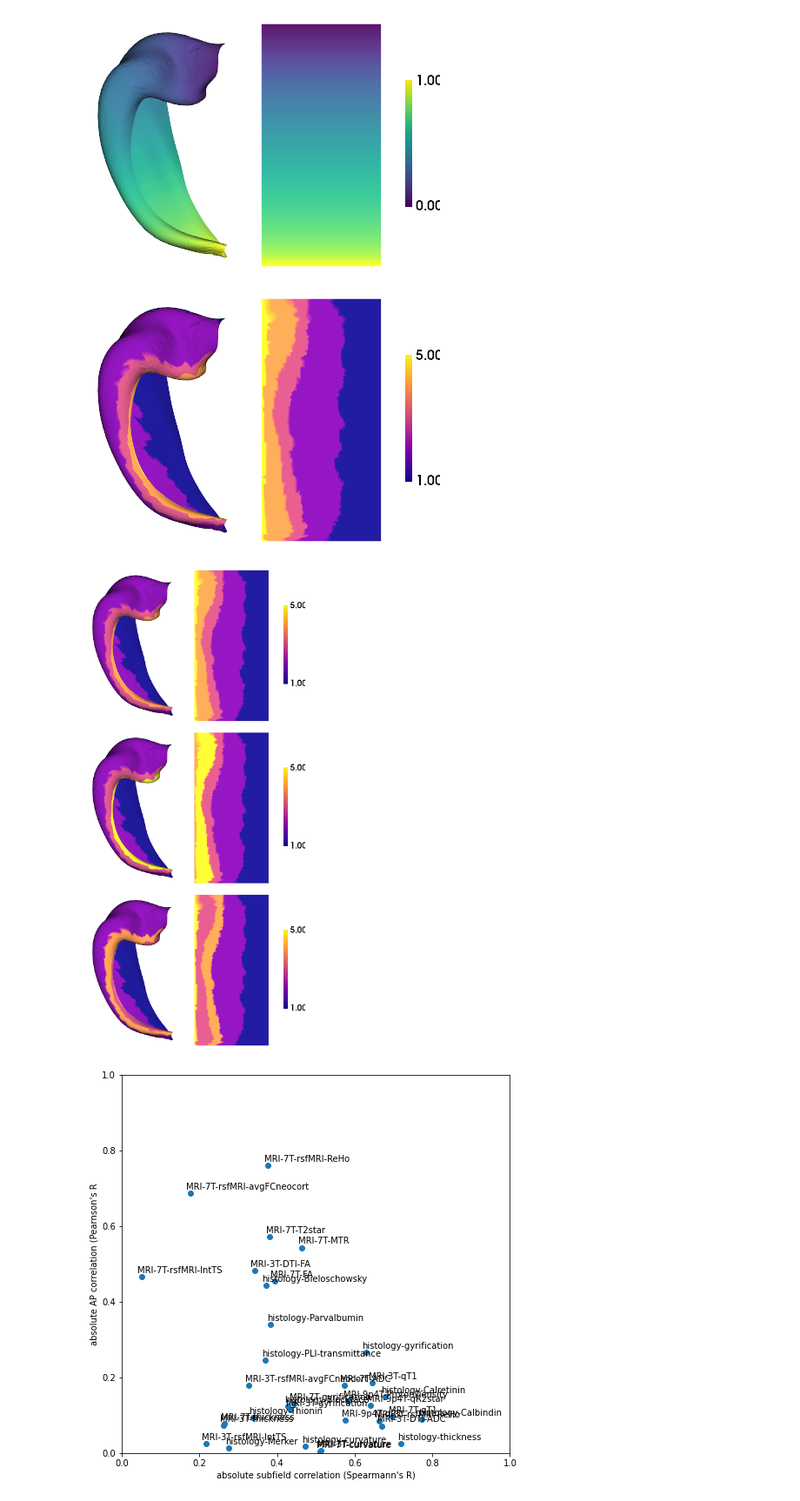
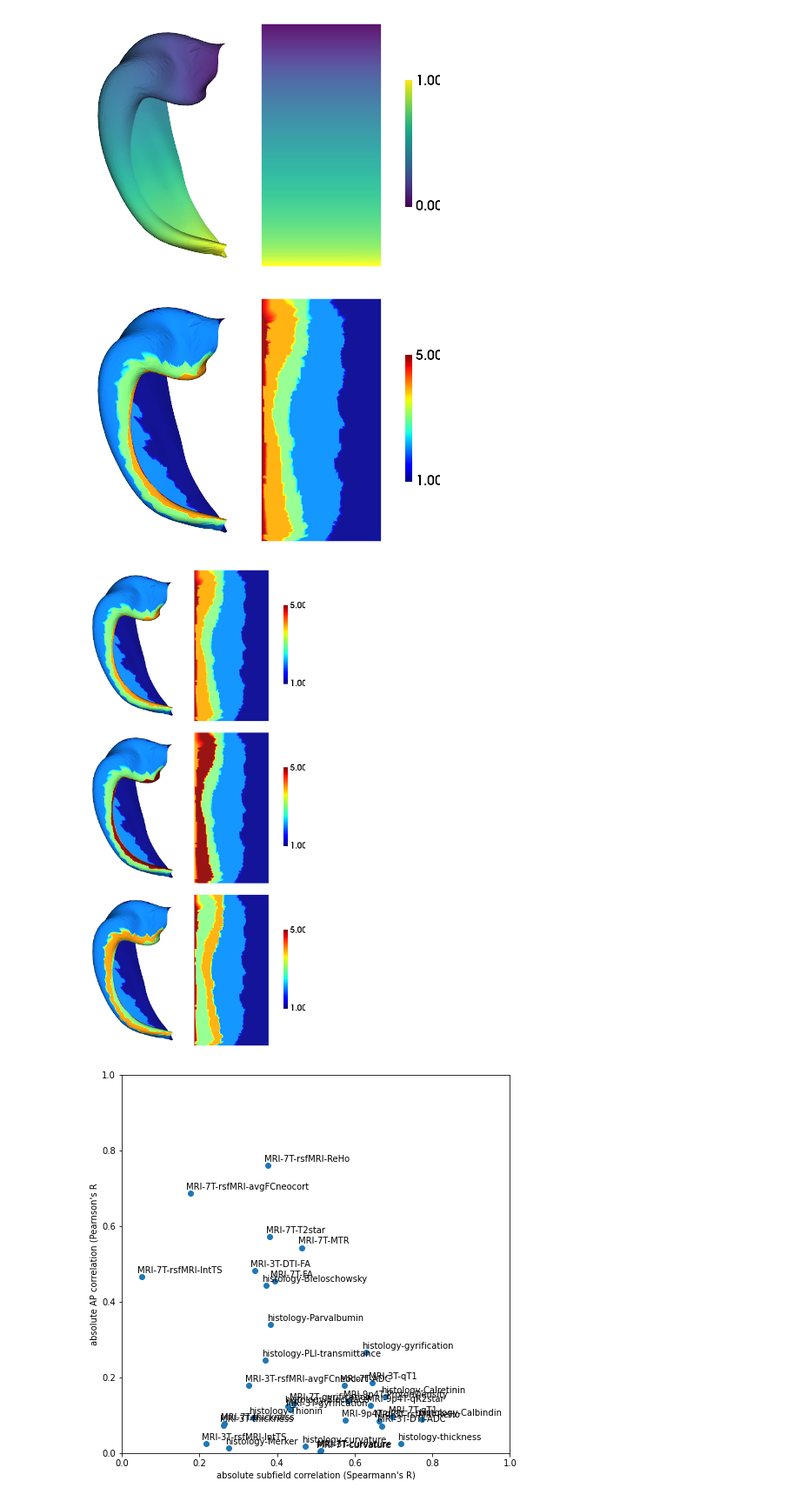
Before and after one commit to jordandekraker/hippomaps, a Jupyter notebook: notebooks/DimReduct.ipynb, the cells around one changed output. Shown at 87% size. Cells and saved outputs as stored; diff of their text form; code cells hidden in the pictures.

Commit message:
updates to all notebooks with subfield colors

```diff
--- a/notebooks/DimReduct.ipynb
+++ b/notebooks/DimReduct.ipynb
@@ -130,9 +130,9 @@ plotting.surfplot_canonical_foldunfold(AP, color_bar=('right'), hemis=['L'], lab
 # %% [output]
 [figure]
 # %%
-plotting.surfplot_canonical_foldunfold(subfields, color_bar=('right'), hemis=['L'], labels=['hipp'], cmap='plasma',  unfoldAPrescale=True, share='row', tighten_cwindow=False, embed_nb=True)
+plotting.surfplot_canonical_foldunfold(subfields, color_bar=('right'), hemis=['L'], labels=['hipp'], cmap='jet', unfoldAPrescale=True, share='row', tighten_cwindow=False, embed_nb=True)
 # %% [output]
-[figure, old version]
+[figure, new version]
 # %%
 from itertools import permutations
 perms = list(permutations([1,2,3,4,5]))
@@ -142,9 +142,9 @@ for p in range(len(perms)):
     for s in range(5):
         newsf[subfields==s+1] = perms[p][s]
     subfields_permuted[:,p] = newsf
-plotting.surfplot_canonical_foldunfold(subfields_permuted[:,:3], color_bar=('right'), hemis=['L'], labels=['hipp'], cmap='plasma',  unfoldAPrescale=True, share='row', tighten_cwindow=False, embed_nb=True)
+plotting.surfplot_canonical_foldunfold(subfields_permuted[:,:3], color_bar=('right'), hemis=['L'], labels=['hipp'], cmap='jet',  unfoldAPrescale=True, share='row', tighten_cwindow=False, embed_nb=True)
 # %% [output]
-[figure, old version]
+[figure, new version]
 # %%
 from scipy.stats import spearmanr
 subfieldscorr = np.abs(spearmanr(np.concatenate((cdata,subfields_permuted),axis=1))[0][34:,:34])
```
Also changed, not shown: 15 other files.
